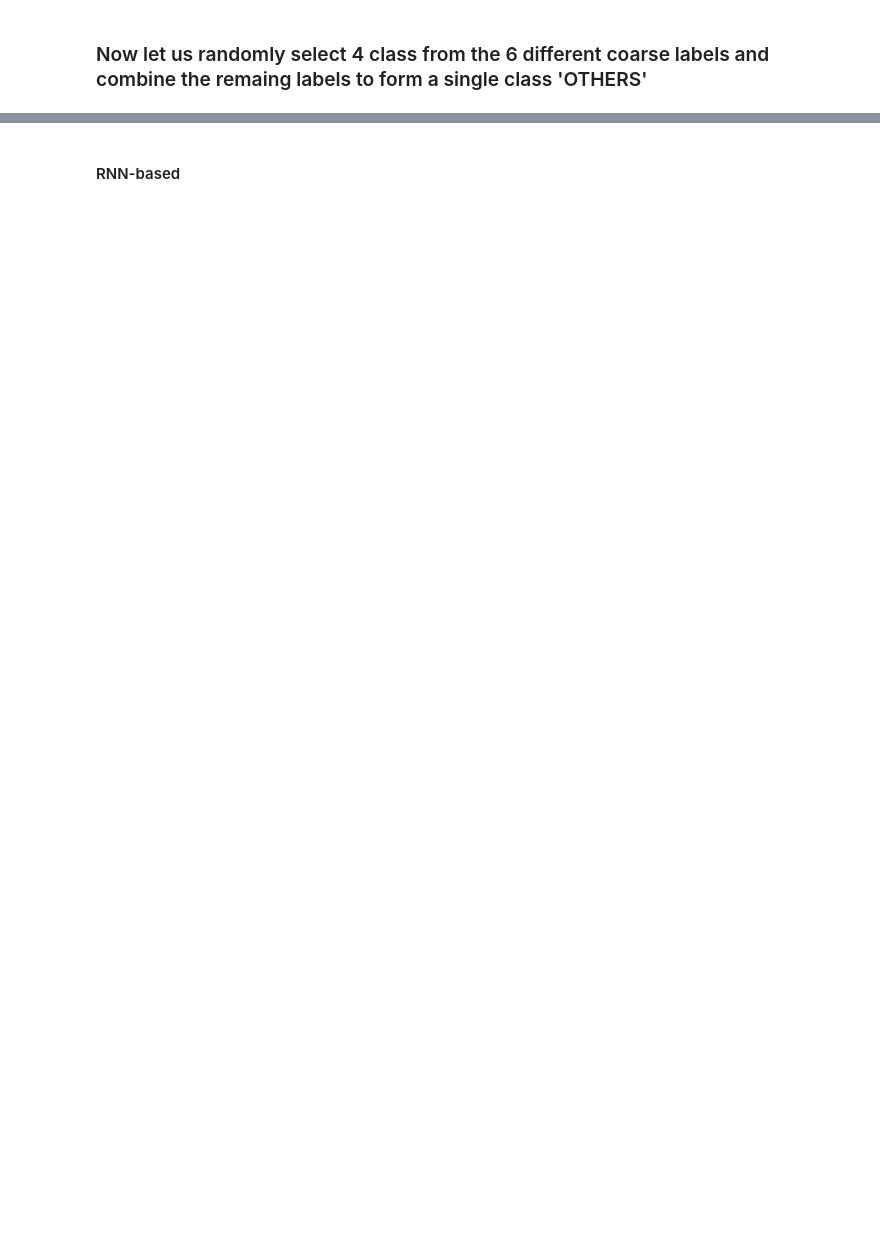
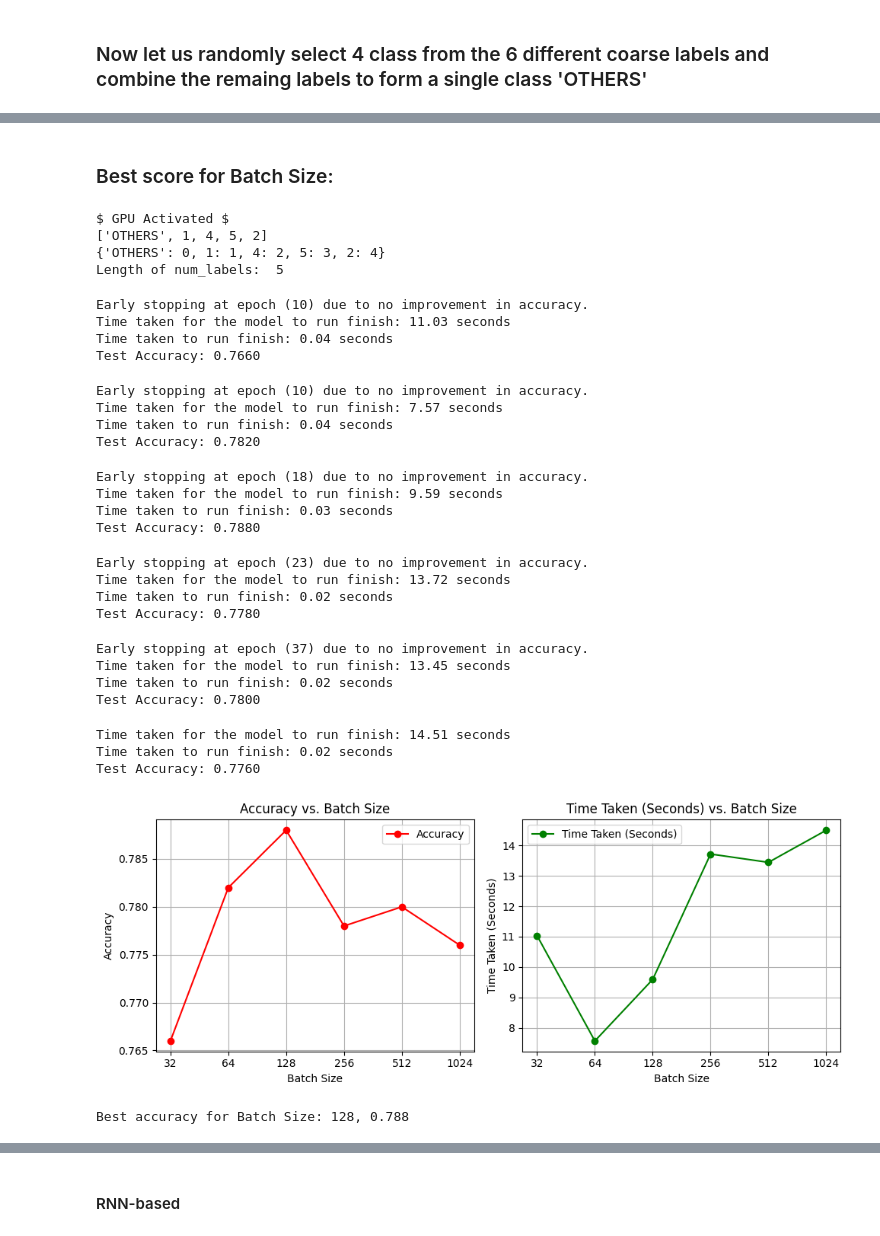
Before and after one commit to jordanlianhs/SC4002-Natural-Language-Processing, a Jupyter notebook: CZ4045 Part 1 latest copy Jordan.ipynb, the cells around one changed output, grey strips where cells are left out. Saved outputs shown, nothing was run; the diff lists cells and outputs as text; code cells hidden in the pictures; blank space fills up the shorter version.

```diff
--- a/CZ4045 Part 1 latest copy Jordan.ipynb
+++ b/CZ4045 Part 1 latest copy Jordan.ipynb
@@ -1081,0 +745,67 @@ def sentence_to_avg_vector(sentence, w2v_model):
+# %% [markdown]
+### Best score for Batch Size:
+# %%
+# batch_size = 32
+hidden_dim = 512
+embedding_dim = w2v.vector_size
+early_stopper = EarlyStopper(patience=3)
+device = get_device()
+epoch = 50
+mode = "mean"
+
+# Getting list of labels
+labels_list = train_df['label-coarse'].value_counts().index.tolist()
+print(labels_list)
+labels_dict = {label: i for i, label in enumerate(labels_list)}
+labels_dict_inverse = {i: label for i, label in enumerate(labels_list)}
+print(labels_dict)
+num_labels = len(labels_list)
+print("Length of num_labels: ", num_labels)
+
+acc, tt = [], []
+batch_size = [32, 64, 128, 256, 512, 1024]
+for BS in batch_size:
+    train_data_loader, validation_data_loader = get_training_data(BS, w2v, train_df, validation_df)
+    test_data_loader = get_test_data(BS, w2v, random_seed=random_seed)
+    model = get_model(embedding_dim, hidden_dim, num_labels, pretrained_embeddings, dropout_prob=0.2)
+    early_stopper = EarlyStopper(patience=3)
+
+    _, _, _, _, time_taken = train_model(model, train_data_loader, validation_data_loader, mode= mode,
+                                        device=device, epochs=epoch, random_initial_state=False,
+                                        early_stopper=early_stopper, debug=False)
+    test_accuracy = test_model(model=model, test_data_loader=test_data_loader, mode=mode, device=device)
+    acc.append(test_accuracy)
+    tt.append(time_taken)
+
+plot_findings(batch_size, [acc, tt], "Batch Size")
+print(f"Best accuracy for Batch Size: {batch_size[acc.index(max(acc))]}, {max(acc)}")
+# %% [output]
+$ GPU Activated $
+['OTHERS', 1, 4, 5, 2]
+{'OTHERS': 0, 1: 1, 4: 2, 5: 3, 2: 4}
+Length of num_labels:  5
+Early stopping at epoch (10) due to no improvement in accuracy.
+Time taken for the model to run finish: 11.03 seconds
+Time taken to run finish: 0.04 seconds
+Test Accuracy: 0.7660
+Early stopping at epoch (10) due to no improvement in accuracy.
+Time taken for the model to run finish: 7.57 seconds
+Time taken to run finish: 0.04 seconds
+Test Accuracy: 0.7820
+Early stopping at epoch (18) due to no improvement in accuracy.
+Time taken for the model to run finish: 9.59 seconds
+Time taken to run finish: 0.03 seconds
+Test Accuracy: 0.7880
+Early stopping at epoch (23) due to no improvement in accuracy.
+Time taken for the model to run finish: 13.72 seconds
+Time taken to run finish: 0.02 seconds
+Test Accuracy: 0.7780
+Early stopping at epoch (37) due to no improvement in accuracy.
+Time taken for the model to run finish: 13.45 seconds
+Time taken to run finish: 0.02 seconds
+Test Accuracy: 0.7800
+Time taken for the model to run finish: 14.51 seconds
+Time taken to run finish: 0.02 seconds
+Test Accuracy: 0.7760
+[figure, added]
+Best accuracy for Batch Size: 128, 0.788
```
Also changed, not shown: parts of 91 cells of this notebook.
